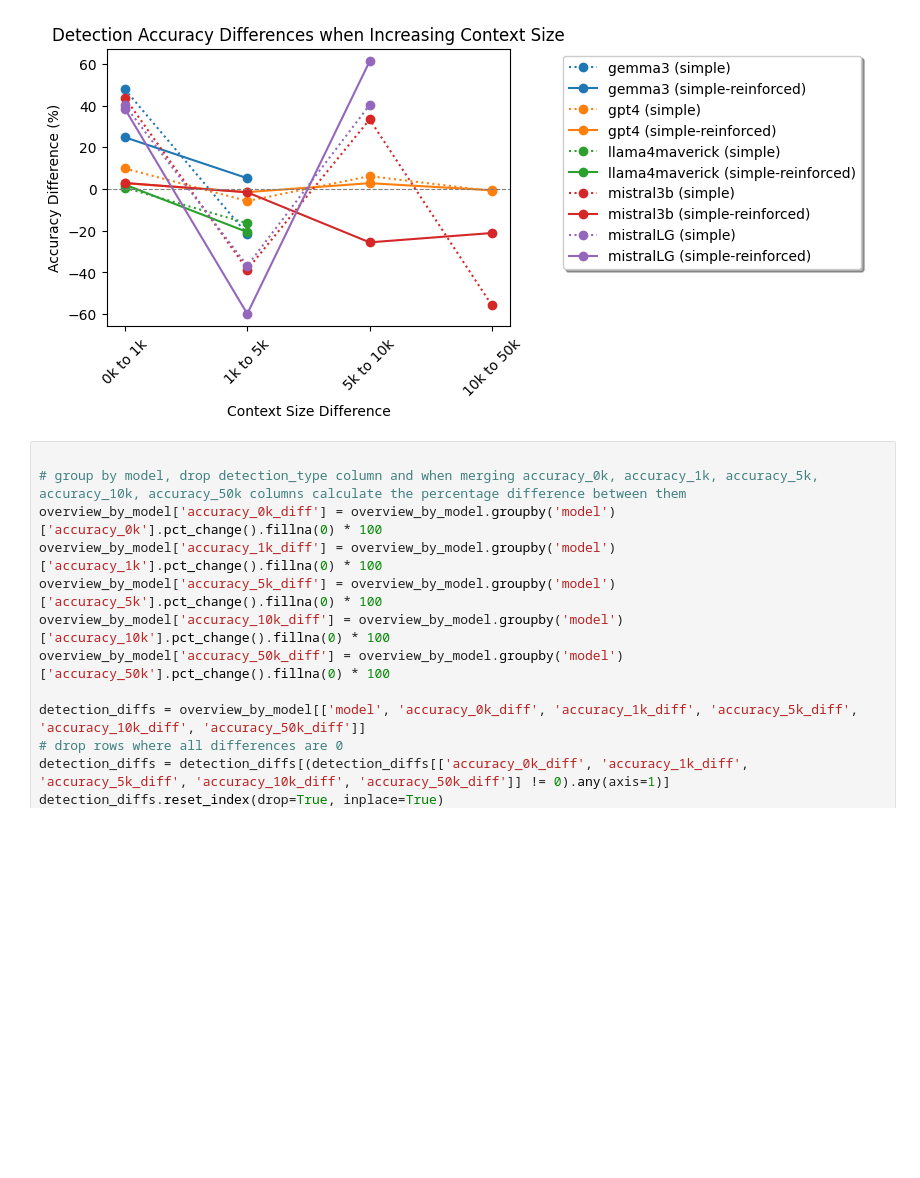
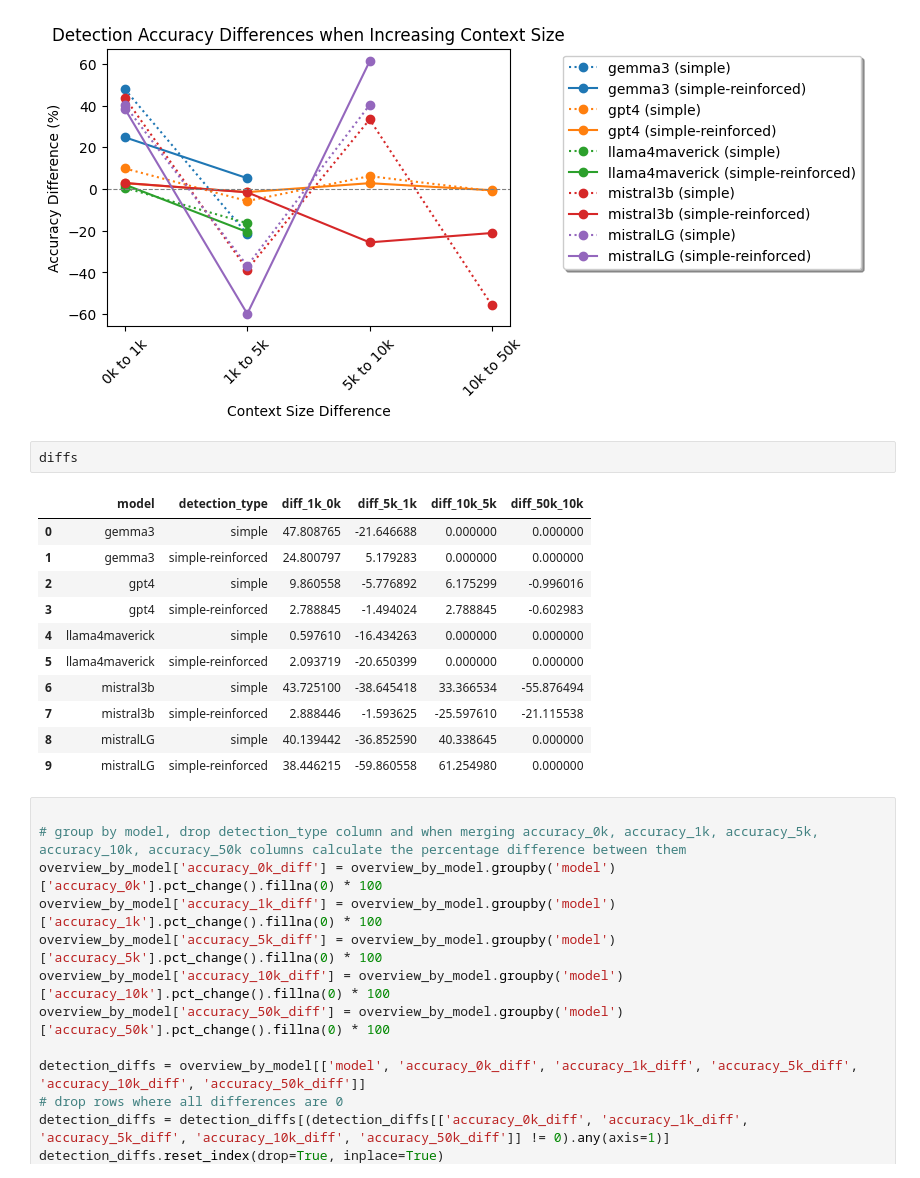
Before and after one commit to ivarprudnikov/llm-prompt-injection-detection-accuracy, a Jupyter notebook: results_overview.ipynb, the cells around one changed output. Drawn from its saved outputs; the diff is of its cells as text; blank space fills up the shorter version.

```diff
--- a/results_overview.ipynb
+++ b/results_overview.ipynb
@@ -247,6 +298,20 @@ plt.xticks(rotation=45)
   Text(2, 0, '5k to 10k'),
   Text(3, 0, '10k to 50k')])
 [figure]
+# %%
+diffs
+# %% [output]
+|  | model | detection_type | diff_1k_0k | diff_5k_1k | diff_10k_5k | diff_50k_10k |
+| 0 | gemma3 | simple | 47.808765 | -21.646688 | 0.000000 | 0.000000 |
+| 1 | gemma3 | simple-reinforced | 24.800797 | 5.179283 | 0.000000 | 0.000000 |
+| 2 | gpt4 | simple | 9.860558 | -5.776892 | 6.175299 | -0.996016 |
+| 3 | gpt4 | simple-reinforced | 2.788845 | -1.494024 | 2.788845 | -0.602983 |
+| 4 | llama4maverick | simple | 0.597610 | -16.434263 | 0.000000 | 0.000000 |
+| 5 | llama4maverick | simple-reinforced | 2.093719 | -20.650399 | 0.000000 | 0.000000 |
+| 6 | mistral3b | simple | 43.725100 | -38.645418 | 33.366534 | -55.876494 |
+| 7 | mistral3b | simple-reinforced | 2.888446 | -1.593625 | -25.597610 | -21.115538 |
+| 8 | mistralLG | simple | 40.139442 | -36.852590 | 40.338645 | 0.000000 |
+| 9 | mistralLG | simple-reinforced | 38.446215 | -59.860558 | 61.254980 | 0.000000 |
 # %%
 
 # group by model, drop detection_type column and when merging accuracy_0k, accuracy_1k, accuracy_5k, accuracy_10k, accuracy_50k columns calculate the percentage difference between them
```
Also changed, not shown: parts of 4 cells of this notebook, 1 other file.
